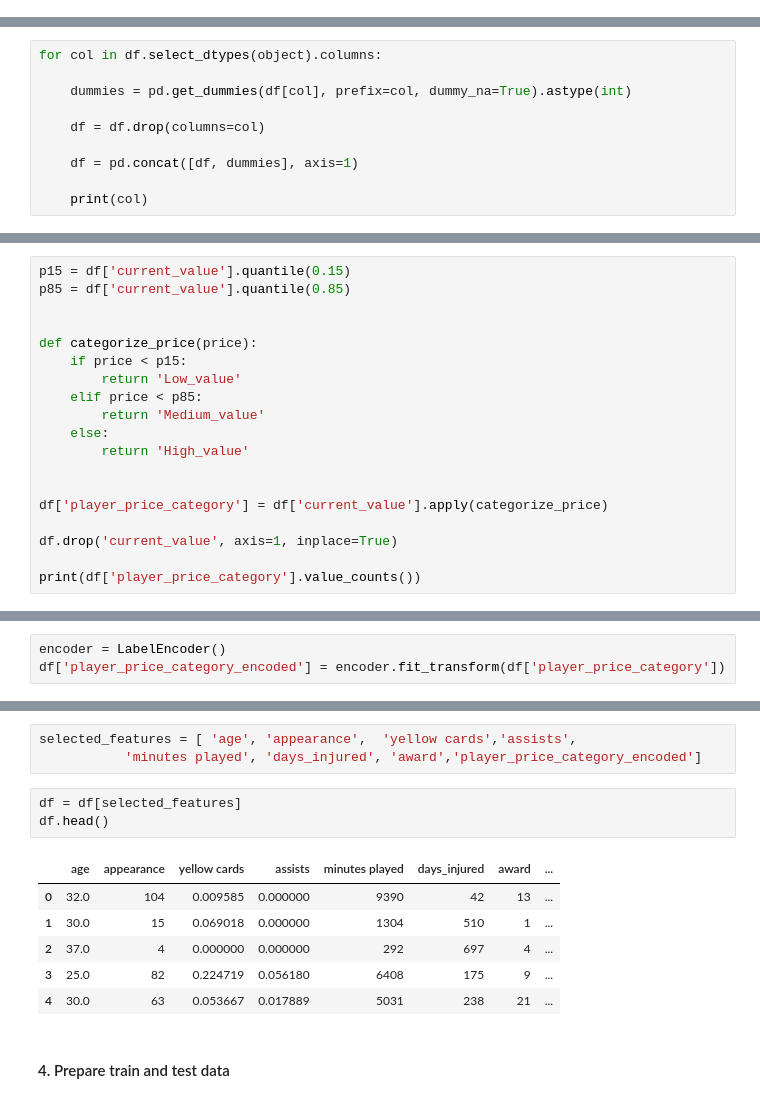
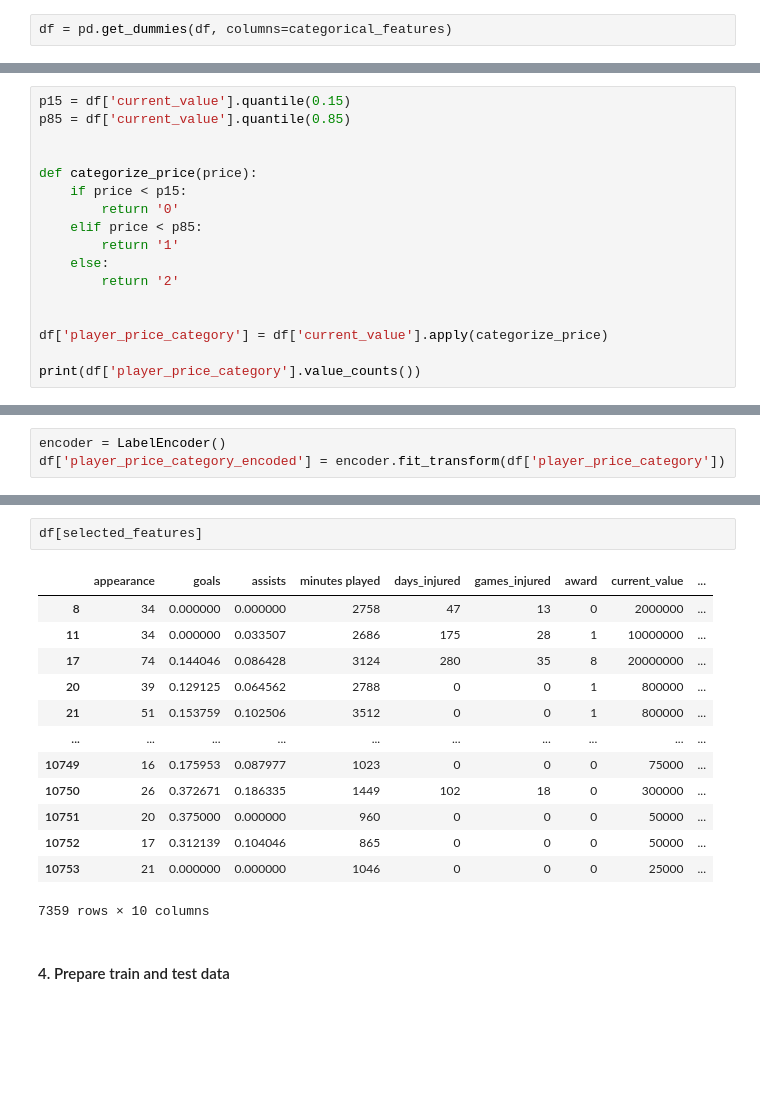
Before and after one commit to Tuwaiq-DS-ML-bootcamp-V-6/Use-case-7, a Jupyter notebook: EDA explain template.ipynb, the cells around one changed output, grey strips where cells are left out. Cells and saved outputs as stored; diff of their text form; blank space fills up the shorter version.

```diff
--- a/EDA explain template.ipynb
+++ b/EDA explain template.ipynb
@@ -371,3 +380,5 @@ sns.barplot(data=df, x='age', y='award', alpha=.8)
+# %%
+df = pd.get_dummies(df, columns=categorical_features)
 # %%
 columns = [ 'age', 'appearance',  'yellow cards',
             'red cards','assists',
@@ -386,13 +397,3 @@ plt.show()
 on prepare the data for modeling, i performed the following feature engineering step:
 Encoding Categorical Features: The team and position features was encoded as a numerical value using a one-hot encoding approach.
 Scaling Features: The numerical features were scaled using standard scaler to ensure they are on a similar scale.
-# %%
-for col in df.select_dtypes(object).columns:
-
-    dummies = pd.get_dummies(df[col], prefix=col, dummy_na=True).astype(int)
-
-    df = df.drop(columns=col)
-
-    df = pd.concat([df, dummies], axis=1)
-
-    print(col)
@@ -418,16 +413,14 @@ p85 = df['current_value'].quantile(0.85)
 
 def categorize_price(price):
     if price < p15:
-        return 'Low_value'
+        return '0'
     elif price < p85:
-        return 'Medium_value'
+        return '1'
     else:
-        return 'High_value'
+        return '2'
 
 
 df['player_price_category'] = df['current_value'].apply(categorize_price)
 
-df.drop('current_value', axis=1, inplace=True)
-
 print(df['player_price_category'].value_counts())
 # %% [output]
@@ -460,16 +467,19 @@ Index(['appearance', 'minutes played', 'player_price_category_encoded'], dtype='
-# %%
-selected_features = [ 'age', 'appearance',  'yellow cards','assists',
-           'minutes played', 'days_injured', 'award','player_price_category_encoded']
 # %%
-df = df[selected_features]
-df.head()
+df[selected_features]
 # %% [output]
-|  | age | appearance | yellow cards | assists | minutes played | days_injured | award | ... |
-| 0 | 32.0 | 104 | 0.009585 | 0.000000 | 9390 | 42 | 13 | ... |
-| 1 | 30.0 | 15 | 0.069018 | 0.000000 | 1304 | 510 | 1 | ... |
-| 2 | 37.0 | 4 | 0.000000 | 0.000000 | 292 | 697 | 4 | ... |
-| 3 | 25.0 | 82 | 0.224719 | 0.056180 | 6408 | 175 | 9 | ... |
-| 4 | 30.0 | 63 | 0.053667 | 0.017889 | 5031 | 238 | 21 | ... |
+|  | appearance | goals | assists | minutes played | days_injured | games_injured | award | current_value | ... |
+| 8 | 34 | 0.000000 | 0.000000 | 2758 | 47 | 13 | 0 | 2000000 | ... |
+| 11 | 34 | 0.000000 | 0.033507 | 2686 | 175 | 28 | 1 | 10000000 | ... |
+| 17 | 74 | 0.144046 | 0.086428 | 3124 | 280 | 35 | 8 | 20000000 | ... |
+| 20 | 39 | 0.129125 | 0.064562 | 2788 | 0 | 0 | 1 | 800000 | ... |
+| 21 | 51 | 0.153759 | 0.102506 | 3512 | 0 | 0 | 1 | 800000 | ... |
+| ... | ... | ... | ... | ... | ... | ... | ... | ... | ... |
+| 10749 | 16 | 0.175953 | 0.087977 | 1023 | 0 | 0 | 0 | 75000 | ... |
+| 10750 | 26 | 0.372671 | 0.186335 | 1449 | 102 | 18 | 0 | 300000 | ... |
+| 10751 | 20 | 0.375000 | 0.000000 | 960 | 0 | 0 | 0 | 50000 | ... |
+| 10752 | 17 | 0.312139 | 0.104046 | 865 | 0 | 0 | 0 | 50000 | ... |
+| 10753 | 21 | 0.000000 | 0.000000 | 1046 | 0 | 0 | 0 | 25000 | ... |
+7359 rows × 10 columns
 # %% [markdown]
 #### 4. Prepare train and test data
 # %%
```
Also changed, not shown: parts of 79 cells of this notebook.
